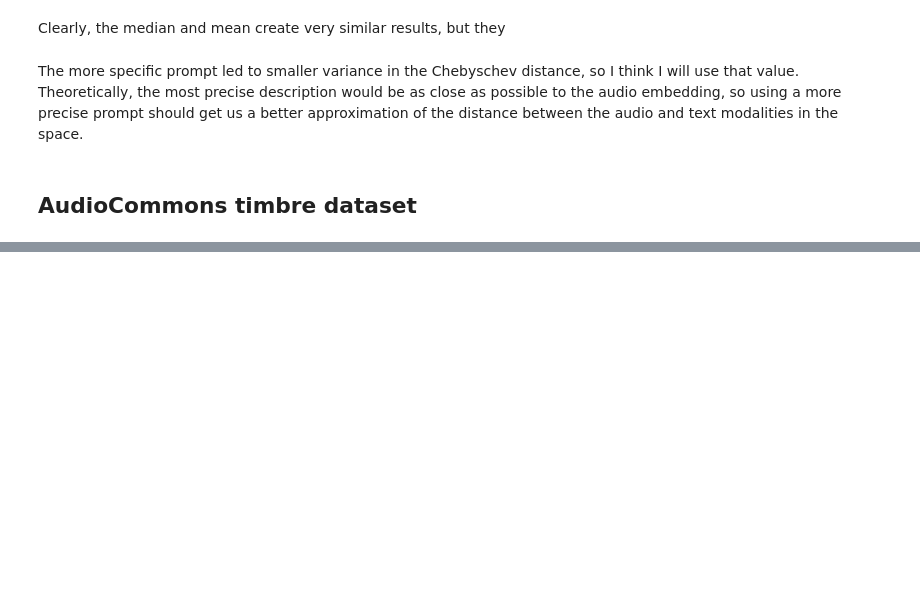
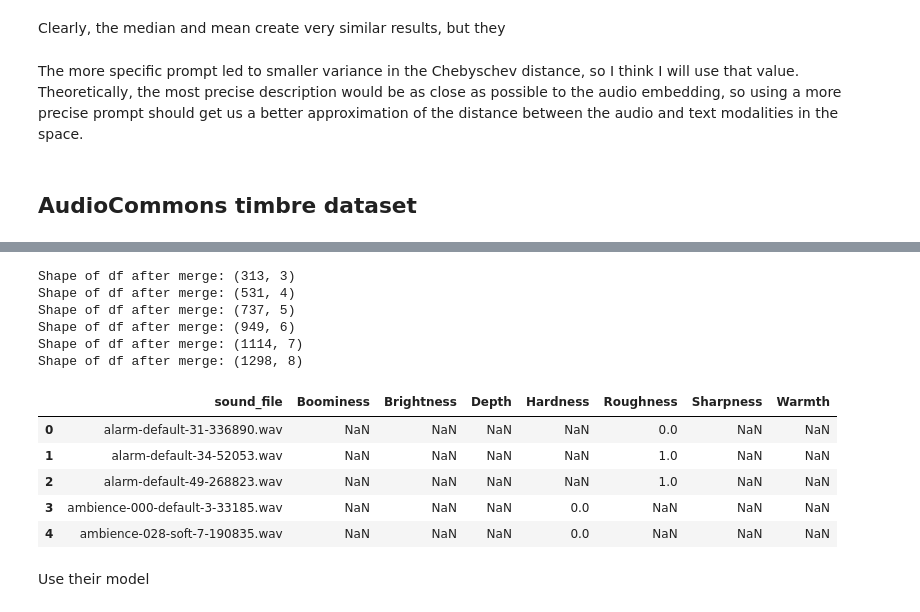
Before and after one commit to pjmcc2/timbre_tags, a Jupyter notebook: scripts/val_data_eda.ipynb, the cells around one changed output, grey strips where cells are left out. Drawn from its saved outputs; the diff is of its cells as text; code cells hidden in the pictures; blank space fills up the shorter version.

```diff
--- a/scripts/val_data_eda.ipynb
+++ b/scripts/val_data_eda.ipynb
@@ -124,0 +143,34 @@ boom_df
+# %%
+def booleanize_ac(df,name):
+    new_df = {"sound_file":df.sound_file,
+              name: (df.iloc[:,1:].mean(axis=1) >= 50).astype(np.int8)}
+    return pd.DataFrame(new_df)
+
+col_names = ["Boominess","Brightness","Depth","Hardness","Roughness","Sharpness","Warmth"]
+bool_dfs = [booleanize_ac(df,name) for df,name in zip(dfs,col_names)]
+# %%
+combined_df = None
+for df in bool_dfs:
+    if combined_df is None:
+            combined_df = df
+    else:
+        combined_df = pd.merge(combined_df, df, on='sound_file', how='outer')
+        print(f"Shape of df after merge: {combined_df.shape}")
+# %% [output]
+Shape of df after merge: (313, 3)
+Shape of df after merge: (531, 4)
+Shape of df after merge: (737, 5)
+Shape of df after merge: (949, 6)
+Shape of df after merge: (1114, 7)
+Shape of df after merge: (1298, 8)
+# %%
+combined_df.head()
+# %% [output]
+|  | sound_file | Boominess | Brightness | Depth | Hardness | Roughness | Sharpness | Warmth |
+| 0 | alarm-default-31-336890.wav | NaN | NaN | NaN | NaN | 0.0 | NaN | NaN |
+| 1 | alarm-default-34-52053.wav | NaN | NaN | NaN | NaN | 1.0 | NaN | NaN |
+| 2 | alarm-default-49-268823.wav | NaN | NaN | NaN | NaN | 1.0 | NaN | NaN |
+| 3 | ambience-000-default-3-33185.wav | NaN | NaN | NaN | 0.0 | NaN | NaN | NaN |
+| 4 | ambience-028-soft-7-190835.wav | NaN | NaN | NaN | 0.0 | NaN | NaN | NaN |
+# %% [markdown]
+Use their model
```
Also changed, not shown: parts of 10 cells of this notebook, 4 other files.
